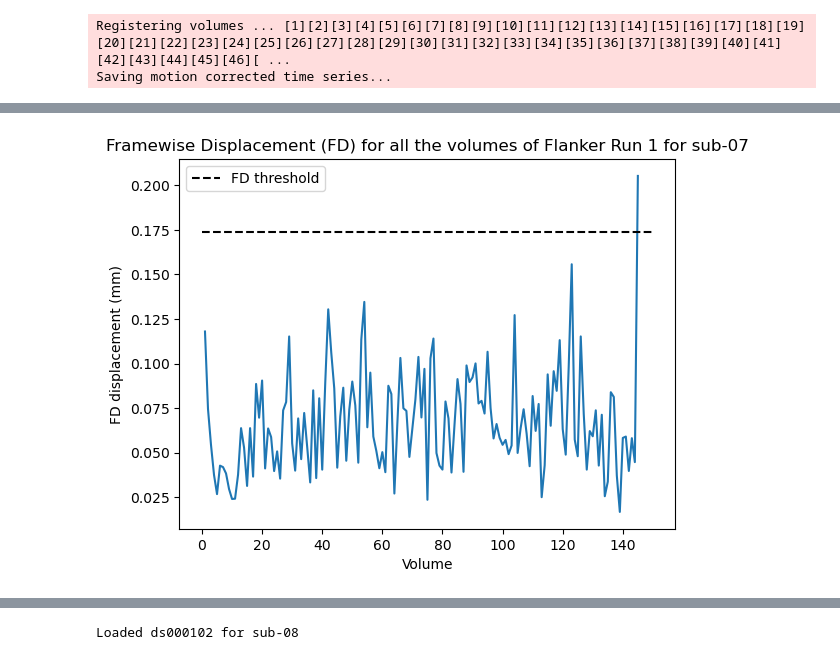
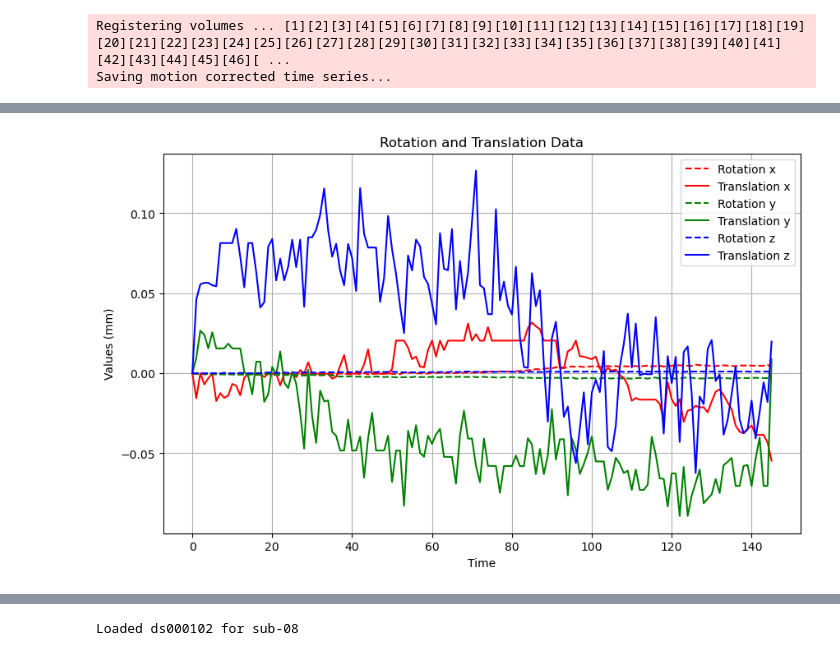
Before and after one commit to Pingsheng-Kevin/NSSP_Mini1, a Jupyter notebook: lgr.ipynb, the cells around one changed output, grey strips where cells are left out. Drawn from its saved outputs; the diff is of its cells as text; code cells hidden in the pictures.

```diff
--- a/lgr.ipynb
+++ b/lgr.ipynb
@@ -542,8 +554,0 @@ visualize_motparams(mean_mot_params_07)
-# %%
-%matplotlib inline
-
-fd_mean_07 = compute_FD_power(mean_mot_params_07).to_numpy()
-visualise_fd(fd_mean_07, subject='07')
-threshold = np.quantile(fd_mean_07,0.75) + 1.5*(np.quantile(fd,0.75) - np.quantile(fd,0.25))
-# %% [output]
-[figure, removed]
@@ -558,0 +555,5 @@ def get_mean_moco_results(sub):
+# %%
+mean_mot_params_07 = load_mean_mot_params_fsl_6_dof(subject='07')
+visualize_motparams_oneplot(mean_mot_params_07)
+# %% [output]
+[figure, added]
```
Also changed, not shown: parts of 30 cells of this notebook.
